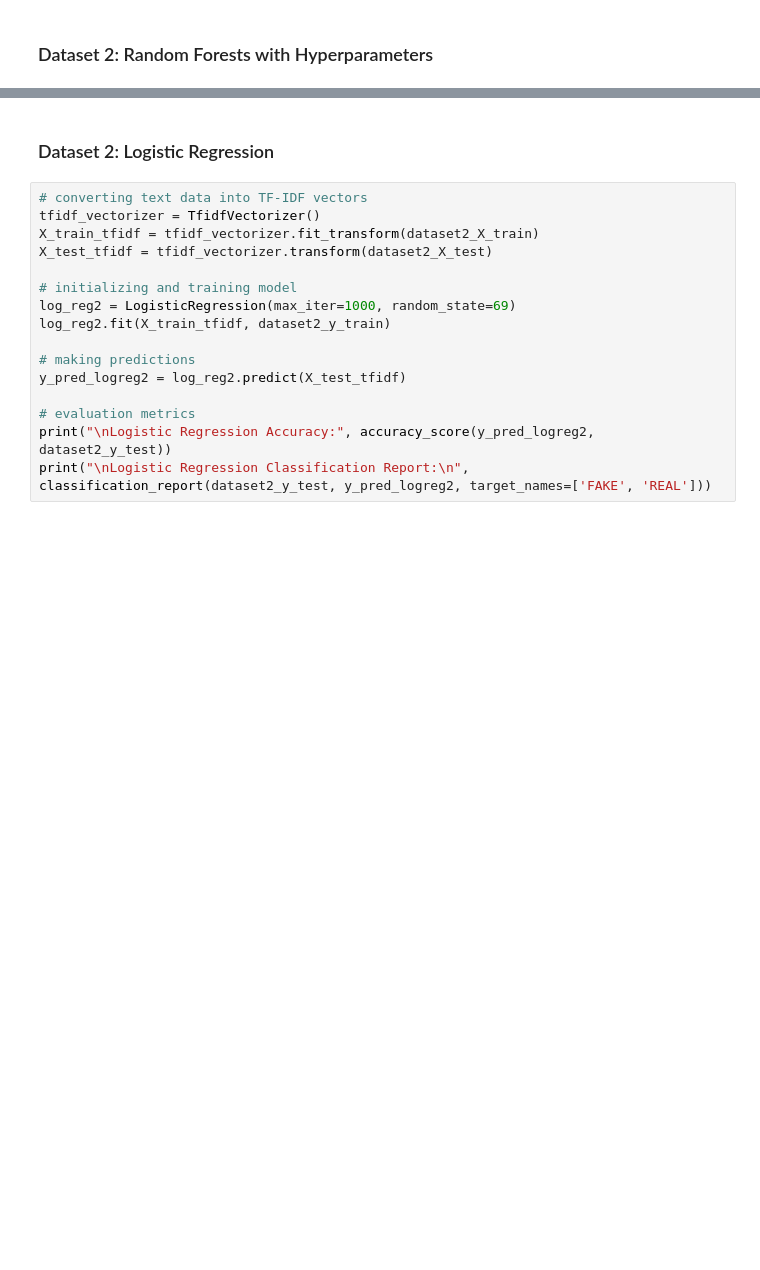
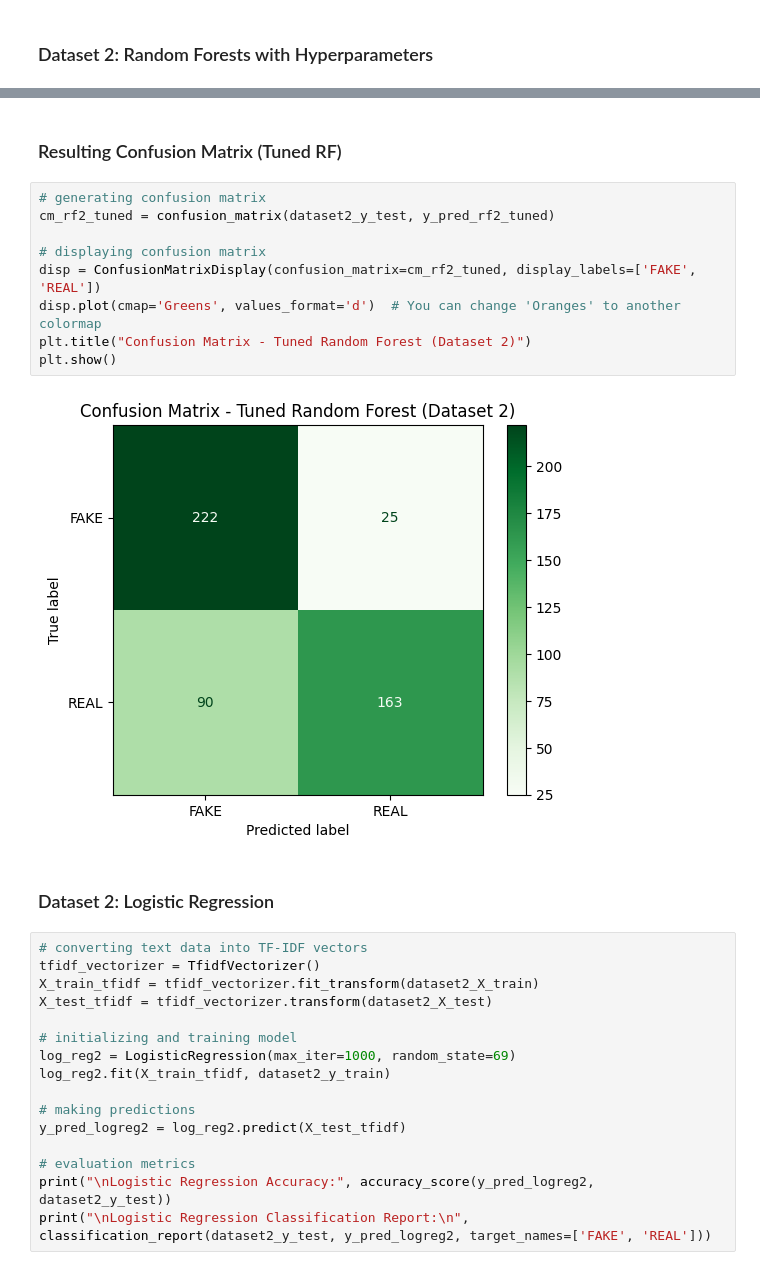
Before and after one commit to milchi03/ML_Project_3, a Jupyter notebook: classic-classifier.ipynb, the cells around one changed output, grey strips where cells are left out. Drawn from its saved outputs; the diff is of its cells as text; blank space fills up the shorter version.

```diff
--- a/classic-classifier.ipynb
+++ b/classic-classifier.ipynb
@@ -1004,3 +1045,16 @@ print("\nTuned Random Forest Classification Report:\n", classification_report(da
+# %% [markdown]
+### Resulting Confusion Matrix (Tuned RF)
+# %%
+# generating confusion matrix
+cm_rf2_tuned = confusion_matrix(dataset2_y_test, y_pred_rf2_tuned)
+
+# displaying confusion matrix
+disp = ConfusionMatrixDisplay(confusion_matrix=cm_rf2_tuned, display_labels=['FAKE', 'REAL'])
+disp.plot(cmap='Greens', values_format='d')  # You can change 'Oranges' to another colormap
+plt.title("Confusion Matrix - Tuned Random Forest (Dataset 2)")
+plt.show()
+# %% [output]
+[figure, added]
 # %% [markdown]
 ### Dataset 2: Logistic Regression
 # %%
```
Also changed, not shown: parts of 7 cells of this notebook.
